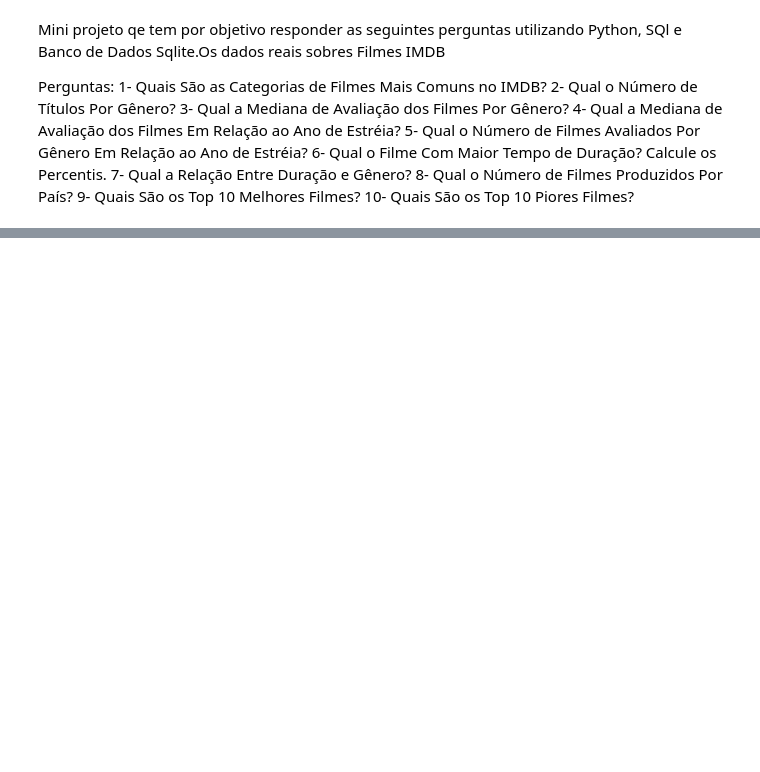
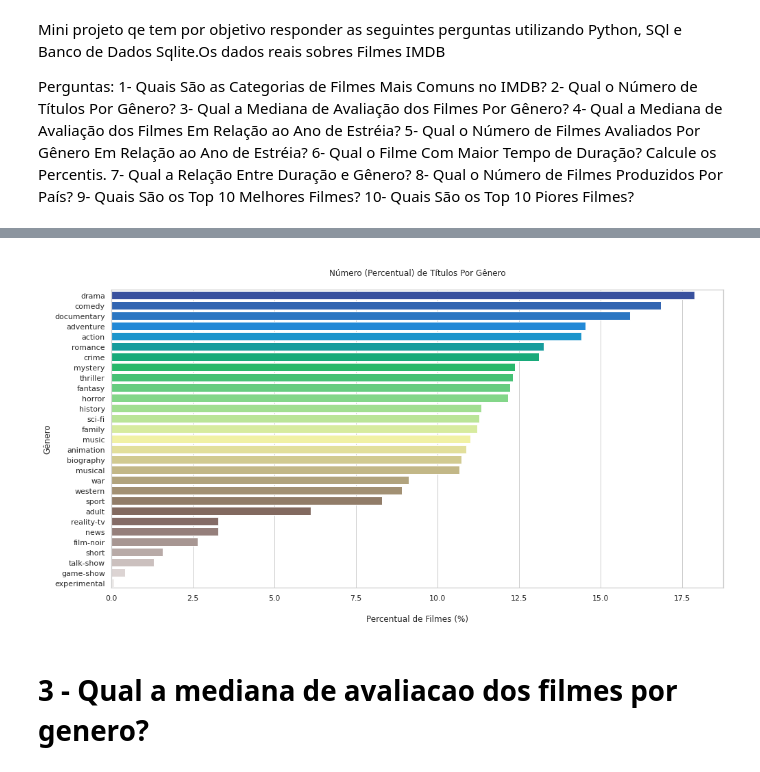
Before and after one commit to Junioracpj/PythonDSA, a Jupyter notebook: MongoDB/MiniProjeto01.ipynb, the cells around one changed output, grey strips where cells are left out. Cells and saved outputs as stored; diff of their text form; code cells hidden in the pictures; blank space fills up the shorter version.

```diff
--- a/MongoDB/MiniProjeto01.ipynb
+++ b/MongoDB/MiniProjeto01.ipynb
@@ -37,0 +278,5 @@ sns.set_theme(style = "whitegrid") # tema dos graficos
+# %%
+# Criando um vetor usando expressao regular para filtrar as strings
+padrao = '(?u)\\b[\\w-]+\\b'
+vetor = CountVectorizer(token_pattern = padrao, analyzer = 'word').fit(temp)
+type(vetor)
@@ -37,0 +285,10 @@ sns.set_theme(style = "whitegrid") # tema dos graficos
+# %%
+# Aplicando a vetoracao ao dataset
+bag_generos = vetor.transform(temp)
+# Retornando generos unicos
+generos_unicos = vetor.get_feature_names()
+# Criando o DF de generos
+generos = pd.DataFrame(bag_generos.todense(),
+                      columns = generos_unicos, index = temp.index)
+# Vizualizando
+generos.info()
@@ -37,0 +313,9 @@ sns.set_theme(style = "whitegrid") # tema dos graficos
+# %%
+# Dropando a coluna N
+generos = generos.drop(columns = 'n', axis = 0)
+# %%
+# Calculando o percentual
+percentual = 100 * pd.Series(generos.sum()).sort_values(
+    ascending = False) / generos.shape[0]
+# Vizualizando
+percentual.head(10)
@@ -37,0 +334,12 @@ sns.set_theme(style = "whitegrid") # tema dos graficos
+# %%
+# Plot
+plt.figure(figsize = (16,8))
+sns.barplot(x = percentual.values, y = percentual.index, orient = "h", palette = "terrain")
+plt.ylabel('Gênero')
+plt.xlabel("\nPercentual de Filmes (%)")
+plt.title('\nNúmero (Percentual) de Títulos Por Gênero\n')
+plt.show()
+# %% [output]
+[figure, added]
+# %% [markdown]
+# 3 - Qual a mediana de avaliacao dos filmes por genero?
```
Also changed, not shown: parts of 32 cells of this notebook, 1 other file.
